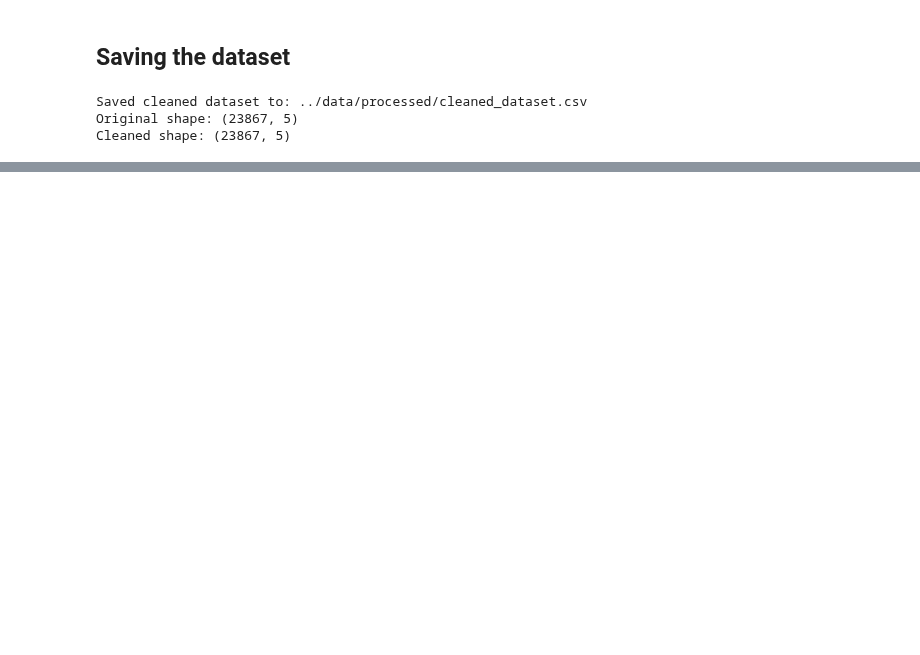
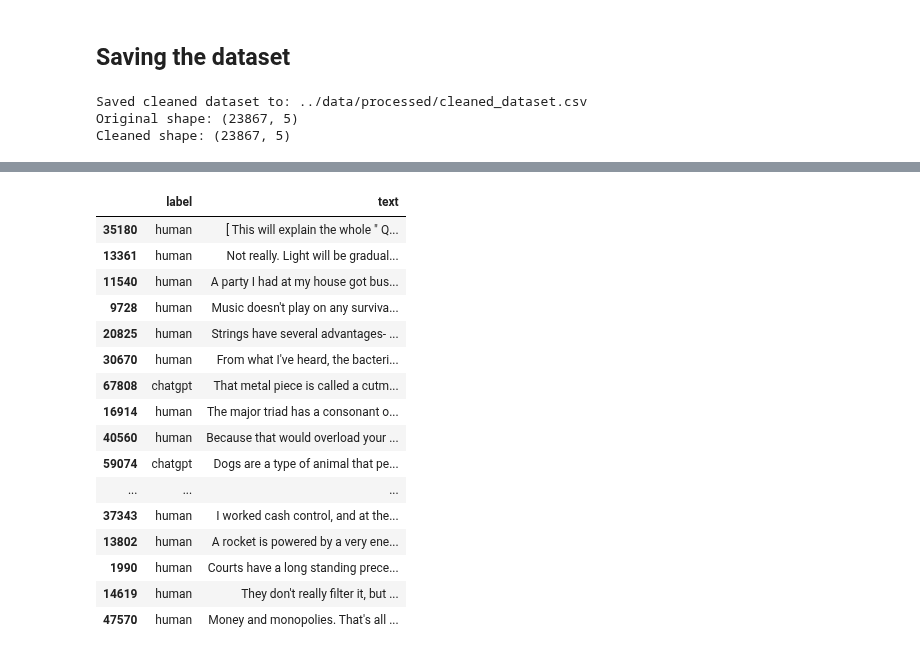
Before and after one commit to Break-Through-Tech/Chewy-1B-spot-the-bot-detecting-ai-generated-text, a Jupyter notebook: notebooks/data_cleaning.ipynb, the cells around one changed output, grey strips where cells are left out. Saved outputs shown, nothing was run; the diff lists cells and outputs as text; code cells hidden in the pictures; blank space fills up the shorter version.

```diff
--- a/notebooks/data_cleaning.ipynb
+++ b/notebooks/data_cleaning.ipynb
@@ -241,0 +406,24 @@ Name: count, dtype: int64
+# %%
+display(
+    expanded[expanded["source"] == "reddit_eli5"][
+        ["label", "text"]
+    ].sample(30, random_state=42)
+)
+# %% [output]
+|  | label | text |
+| 35180 | human | [ This will explain the whole " Q... |
+| 13361 | human | Not really. Light will be gradual... |
+| 11540 | human | A party I had at my house got bus... |
+| 9728 | human | Music doesn't play on any surviva... |
+| 20825 | human | Strings have several advantages- ... |
+| 30670 | human | From what I've heard, the bacteri... |
+| 67808 | chatgpt | That metal piece is called a cutm... |
+| 16914 | human | The major triad has a consonant o... |
+| 40560 | human | Because that would overload your ... |
+| 59074 | chatgpt | Dogs are a type of animal that pe... |
+| ... | ... | ... |
+| 37343 | human | I worked cash control, and at the... |
+| 13802 | human | A rocket is powered by a very ene... |
+| 1990 | human | Courts have a long standing prece... |
+| 14619 | human | They don't really filter it, but ... |
+| 47570 | human | Money and monopolies. That's all ... |
```
Also changed, not shown: parts of 6 cells of this notebook.
